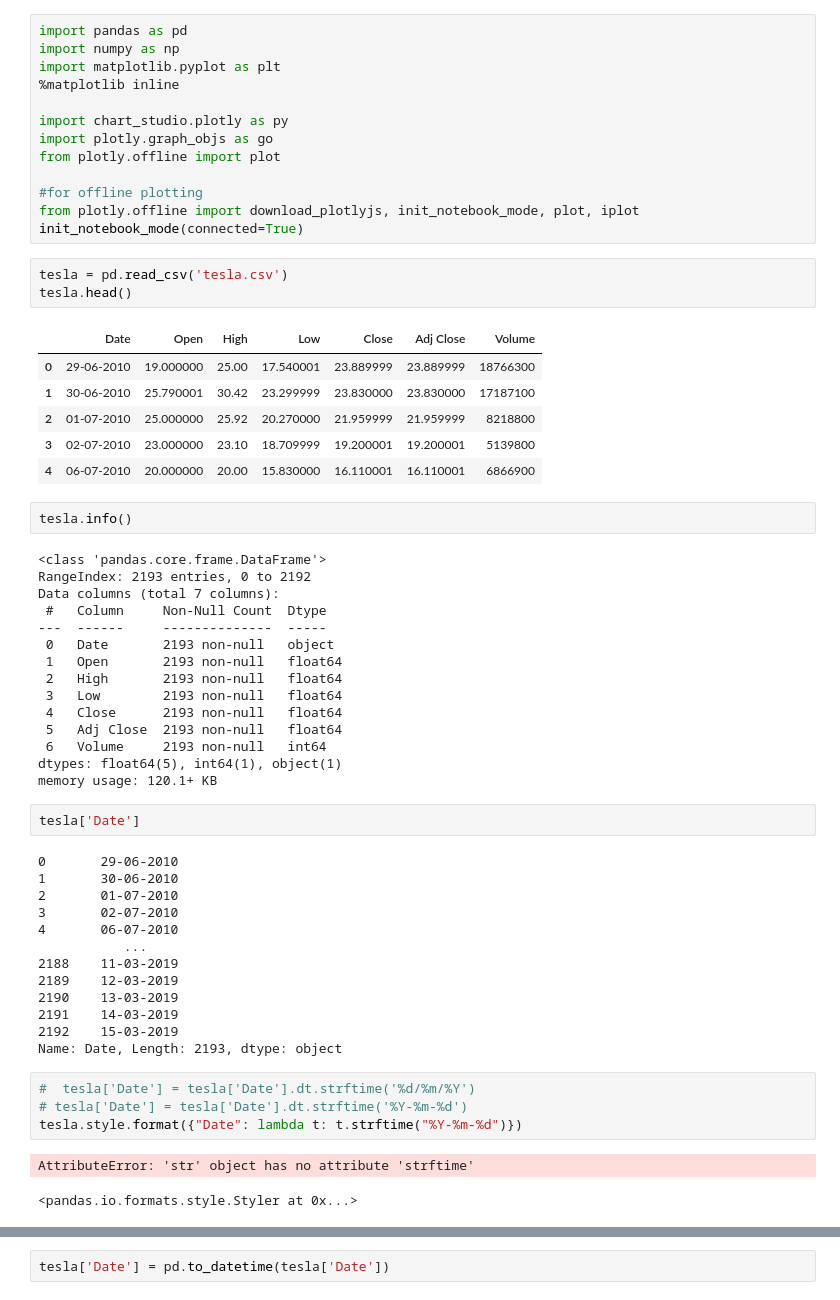
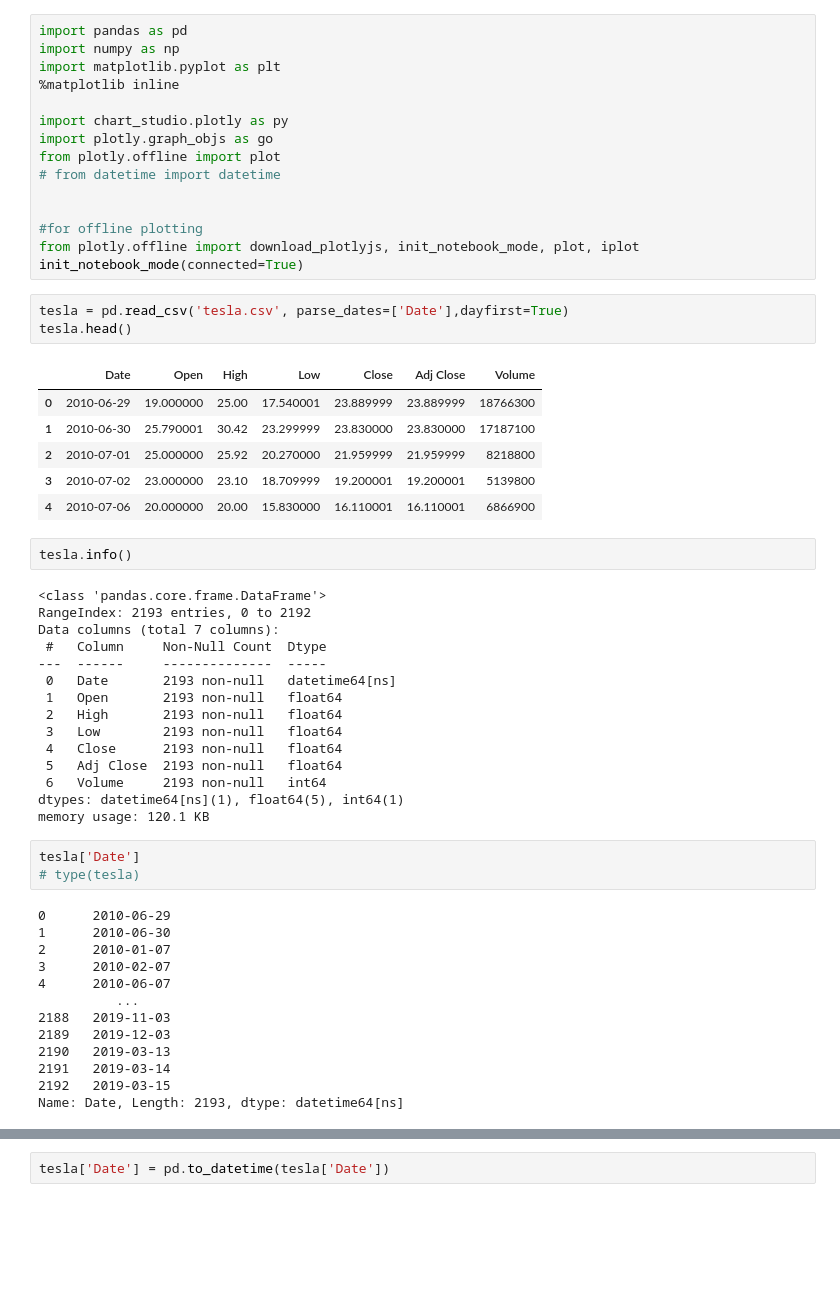
Before and after one commit to VGandhi27/Stock-market-analysis, a Jupyter notebook: Tesla stock price prediction.ipynb, the cells around one changed output, grey strips where cells are left out. Cells and saved outputs as stored; diff of their text form; blank space fills up the shorter version.

```diff
--- a/Tesla stock price prediction.ipynb
+++ b/Tesla stock price prediction.ipynb
@@ -7,20 +7,22 @@ import matplotlib.pyplot as plt
 import chart_studio.plotly as py
 import plotly.graph_objs as go
 from plotly.offline import plot
+# from datetime import datetime
+
 
 #for offline plotting
 from plotly.offline import download_plotlyjs, init_notebook_mode, plot, iplot
 init_notebook_mode(connected=True)
 # %%
-tesla = pd.read_csv('tesla.csv')
+tesla = pd.read_csv('tesla.csv', parse_dates=['Date'],dayfirst=True)
 tesla.head()
 # %% [output]
 |  | Date | Open | High | Low | Close | Adj Close | Volume |
-| 0 | 29-06-2010 | 19.000000 | 25.00 | 17.540001 | 23.889999 | 23.889999 | 18766300 |
-| 1 | 30-06-2010 | 25.790001 | 30.42 | 23.299999 | 23.830000 | 23.830000 | 17187100 |
-| 2 | 01-07-2010 | 25.000000 | 25.92 | 20.270000 | 21.959999 | 21.959999 | 8218800 |
-| 3 | 02-07-2010 | 23.000000 | 23.10 | 18.709999 | 19.200001 | 19.200001 | 5139800 |
-| 4 | 06-07-2010 | 20.000000 | 20.00 | 15.830000 | 16.110001 | 16.110001 | 6866900 |
+| 0 | 2010-06-29 | 19.000000 | 25.00 | 17.540001 | 23.889999 | 23.889999 | 18766300 |
+| 1 | 2010-06-30 | 25.790001 | 30.42 | 23.299999 | 23.830000 | 23.830000 | 17187100 |
+| 2 | 2010-07-01 | 25.000000 | 25.92 | 20.270000 | 21.959999 | 21.959999 | 8218800 |
+| 3 | 2010-07-02 | 23.000000 | 23.10 | 18.709999 | 19.200001 | 19.200001 | 5139800 |
+| 4 | 2010-07-06 | 20.000000 | 20.00 | 15.830000 | 16.110001 | 16.110001 | 6866900 |
 # %%
 tesla.info()
 # %% [output]
@@ -29,37 +31,31 @@ RangeIndex: 2193 entries, 0 to 2192
 Data columns (total 7 columns):
  #   Column     Non-Null Count  Dtype
 ---  ------     --------------  -----
- 0   Date       2193 non-null   object
+ 0   Date       2193 non-null   datetime64[ns]
  1   Open       2193 non-null   float64
  2   High       2193 non-null   float64
  3   Low        2193 non-null   float64
  4   Close      2193 non-null   float64
  5   Adj Close  2193 non-null   float64
  6   Volume     2193 non-null   int64
-dtypes: float64(5), int64(1), object(1)
-memory usage: 120.1+ KB
+dtypes: datetime64[ns](1), float64(5), int64(1)
+memory usage: 120.1 KB
 # %%
 tesla['Date']
+# type(tesla)
 # %% [output]
-0       29-06-2010
-1       30-06-2010
-2       01-07-2010
-3       02-07-2010
-4       06-07-2010
-           ...
-2188    11-03-2019
-2189    12-03-2019
-2190    13-03-2019
-2191    14-03-2019
-2192    15-03-2019
-Name: Date, Length: 2193, dtype: object
+0      2010-06-29
+1      2010-06-30
+2      2010-01-07
+3      2010-02-07
+4      2010-06-07
+          ...
+2188   2019-11-03
+2189   2019-12-03
+2190   2019-03-13
+2191   2019-03-14
+2192   2019-03-15
+Name: Date, Length: 2193, dtype: datetime64[ns]
-# %%
-#  tesla['Date'] = tesla['Date'].dt.strftime('%d/%m/%Y')
-# tesla['Date'] = tesla['Date'].dt.strftime('%Y-%m-%d')
-tesla.style.format({"Date": lambda t: t.strftime("%Y-%m-%d")})
-# %% [output]
-AttributeError: 'str' object has no attribute 'strftime'
-<pandas.io.formats.style.Styler at 0x...>
 # %%
 tesla.head()
 # %% [output]
```
Also changed, not shown: parts of 4 cells of this notebook, 2 other files.
